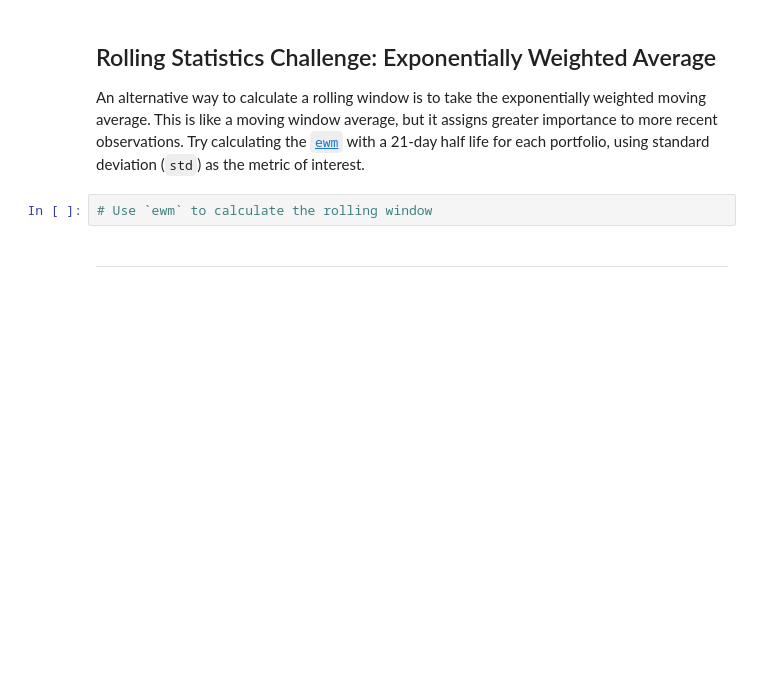
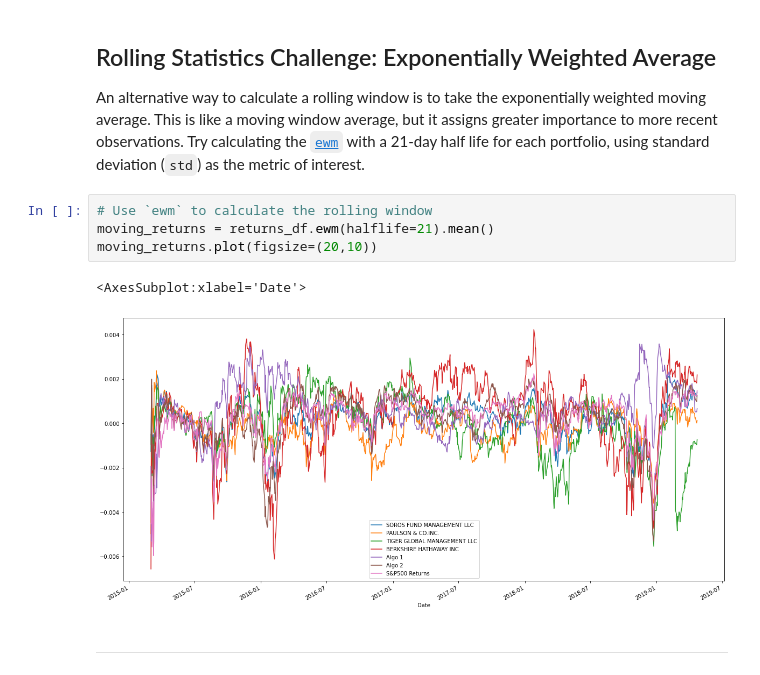
Before and after one commit to robel-codes/portfolio-performance, a Jupyter notebook: whale_analysis.ipynb, the cells around one changed output. Cells and saved outputs as stored; diff of their text form; blank space fills up the shorter version.

```diff
--- a/whale_analysis.ipynb
+++ b/whale_analysis.ipynb
@@ -287,6 +303,11 @@ Risk changes over time. Analyze the rolling statistics for Risk and Beta.
 An alternative way to calculate a rolling window is to take the exponentially weighted moving average. This is like a moving window average, but it assigns greater importance to more recent observations. Try calculating the [`ewm`](https://pandas.pydata.org/pandas-docs/stable/reference/api/pandas.DataFrame.ewm.html) with a 21-day half life for each portfolio, using standard deviation (`std`) as the metric of interest.
 # %%
 # Use `ewm` to calculate the rolling window
+moving_returns = returns_df.ewm(halflife=21).mean()
+moving_returns.plot(figsize=(20,10))
+# %% [output]
+<AxesSubplot:xlabel='Date'>
+[figure, added]
 # %% [markdown]
 ---
 # %% [markdown]
```
Also changed, not shown: parts of 4 cells of this notebook.
